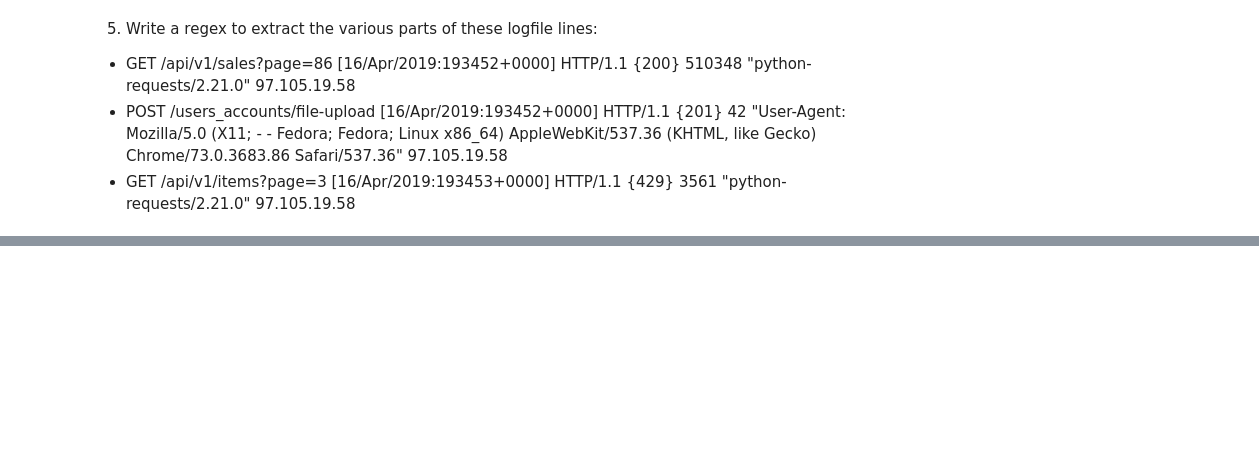
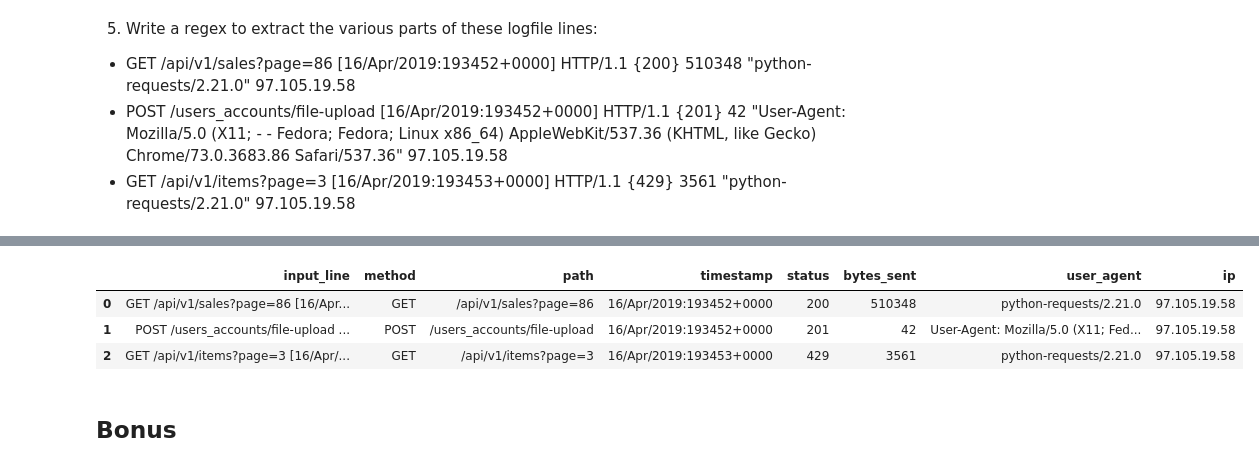
Before and after one commit to Tyler-Applegate/natural-language-processing-exercises, a Jupyter notebook: regex.ipynb, the cells around one changed output, grey strips where cells are left out. Cells and saved outputs as stored; diff of their text form; code cells hidden in the pictures; blank space fills up the shorter version.

```diff
--- a/regex.ipynb
+++ b/regex.ipynb
@@ -233,0 +384,2 @@ memory usage: 240.0+ bytes
+# %%
+output = extract_lines(lines)
@@ -233,0 +404,9 @@ memory usage: 240.0+ bytes
+# %%
+output
+# %% [output]
+|  | input_line | method | path | timestamp | status | bytes_sent | user_agent | ip |
+| 0 | GET /api/v1/sales?page=86 [16/Apr... | GET | /api/v1/sales?page=86 | 16/Apr/2019:193452+0000 | 200 | 510348 | python-requests/2.21.0 | 97.105.19.58 |
+| 1 | POST /users_accounts/file-upload ... | POST | /users_accounts/file-upload | 16/Apr/2019:193452+0000 | 201 | 42 | User-Agent: Mozilla/5.0 (X11; Fed... | 97.105.19.58 |
+| 2 | GET /api/v1/items?page=3 [16/Apr/... | GET | /api/v1/items?page=3 | 16/Apr/2019:193453+0000 | 429 | 3561 | python-requests/2.21.0 | 97.105.19.58 |
+# %% [markdown]
+## Bonus
```
Also changed, not shown: parts of 32 cells of this notebook, 1 other file.
